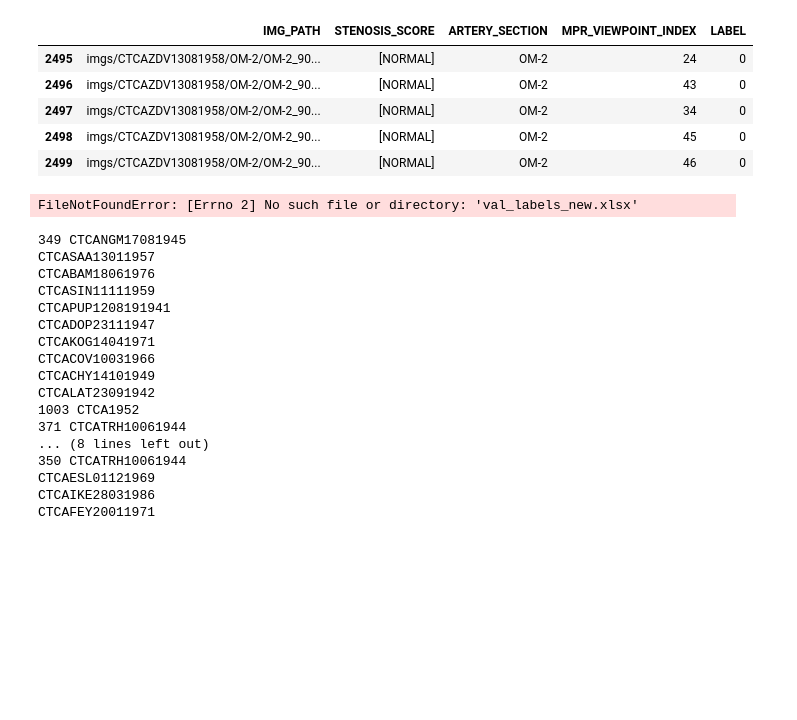
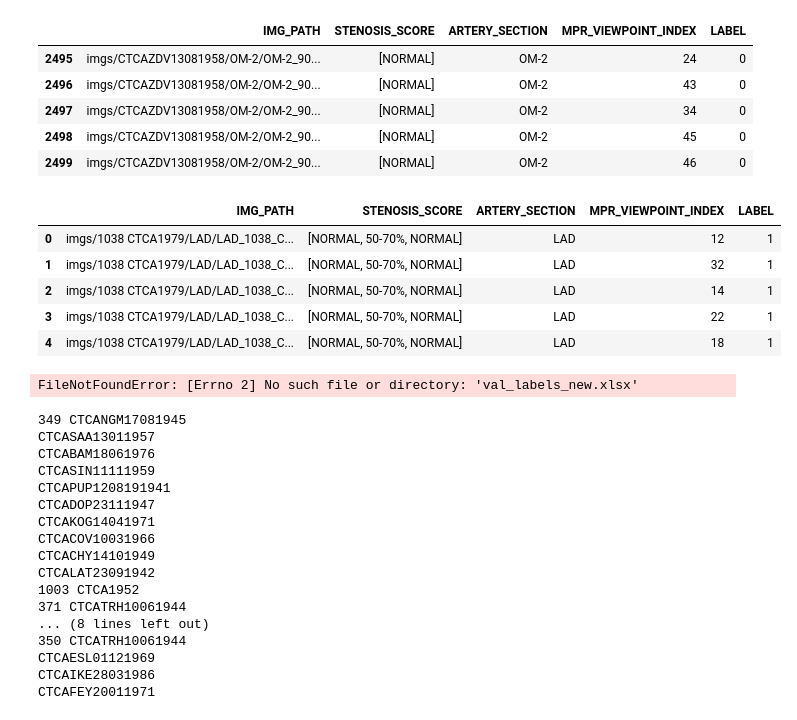
Before and after one commit to chrislee2012/CoronaryArteryStenosLevelClassification, a Jupyter notebook: notebooks/get_dataset_whole_process.ipynb, the cells around one changed output. Cells and saved outputs as stored; diff of their text form; code cells hidden in the pictures; blank space fills up the shorter version.

```diff
--- a/notebooks/get_dataset_whole_process.ipynb
+++ b/notebooks/get_dataset_whole_process.ipynb
@@ -969,6 +967,22 @@ exceptions_which_should_be_added = \
      '371 CTCATRH10061944'
     ]
 
+# for val and train
+# for i in range(len(file_names)):
+#     if file_names[i] in exceptions_which_should_be_added:
+#         continue
+
+#     splited_value = file_names[i].split(' ')
+#     if len(splited_value[0]) == 4 or file_names[i] in exceptions_which_should_be_added:
+#         new_values.append(file_names[i])
+#     else:
+#         os.rename(os.path.join(PATH_TO_RENAME, file_names[i]), os.path.join(PATH_TO_RENAME, splited_value[1]))
+#         old_names.append(os.path.join(PATH_TO_RENAME, file_names[i]))
+#         new_names.append(os.path.join(PATH_TO_RENAME, splited_value[1]))
+#         new_values.append(splited_value[1])
+
+
+# for test
 for i in range(len(file_names)):
     if file_names[i] in exceptions_which_should_be_added:
         continue
@@ -977,7 +991,7 @@ for i in range(len(file_names)):
     if len(splited_value[0]) == 4 or file_names[i] in exceptions_which_should_be_added:
         new_values.append(file_names[i])
     else:
-        os.rename(os.path.join(PATH_TO_RENAME, file_names[i]), os.path.join(PATH_TO_RENAME, splited_value[1]))
+        os.rename(os.path.join(PATH_TO_RENAME, file_names[i]), os.path.join(PATH_TO_RENAME, '_'.join(splited_value)))
         old_names.append(os.path.join(PATH_TO_RENAME, file_names[i]))
         new_names.append(os.path.join(PATH_TO_RENAME, splited_value[1]))
         new_values.append(splited_value[1])
@@ -1088,11 +1107,14 @@ labels_csv = pd.DataFrame(columns=['IMG_PATH', 'STENOSIS_SCORE', 'ARTERY_SECTION
 for i in tqdm(range(len(list_of_patients))):
 
     labels = get_labels(os.path.join(PATH_TO_DATA, list_of_patients[i]), reports)
+
+    if not labels:
+        continue
     dict_labels_images = get_imgs_names_to_the_labels(os.path.join(PATH_TO_DATA, list_of_patients[i]), labels)
     for key in dict_labels_images:
         each_ind = 0
         for j in range(len(dict_labels_images[key])):
-            mpr_veiwpoint_index = dict_labels_images[key][j].strip('.png').split('_')[-1]
+            mpr_veiwpoint_index = dict_labels_images[key][j].strip('.h5').split('_')[-1]
 
             new_row = pd.Series(
                                 [
@@ -1124,4 +1164,13 @@ labels_csv.tail()
 | 2497 | imgs/CTCAZDV13081958/OM-2/OM-2_90... | [NORMAL] | OM-2 | 34 | 0 |
 | 2498 | imgs/CTCAZDV13081958/OM-2/OM-2_90... | [NORMAL] | OM-2 | 45 | 0 |
 | 2499 | imgs/CTCAZDV13081958/OM-2/OM-2_90... | [NORMAL] | OM-2 | 46 | 0 |
+# %%
+labels_csv.head()
+# %% [output]
+|  | IMG_PATH | STENOSIS_SCORE | ARTERY_SECTION | MPR_VIEWPOINT_INDEX | LABEL |
+| 0 | imgs/1038 CTCA1979/LAD/LAD_1038_C... | [NORMAL, 50-70%, NORMAL] | LAD | 12 | 1 |
+| 1 | imgs/1038 CTCA1979/LAD/LAD_1038_C... | [NORMAL, 50-70%, NORMAL] | LAD | 32 | 1 |
+| 2 | imgs/1038 CTCA1979/LAD/LAD_1038_C... | [NORMAL, 50-70%, NORMAL] | LAD | 14 | 1 |
+| 3 | imgs/1038 CTCA1979/LAD/LAD_1038_C... | [NORMAL, 50-70%, NORMAL] | LAD | 22 | 1 |
+| 4 | imgs/1038 CTCA1979/LAD/LAD_1038_C... | [NORMAL, 50-70%, NORMAL] | LAD | 18 | 1 |
 # %%
```
Also changed, not shown: parts of 20 cells of this notebook, 5 other files.
